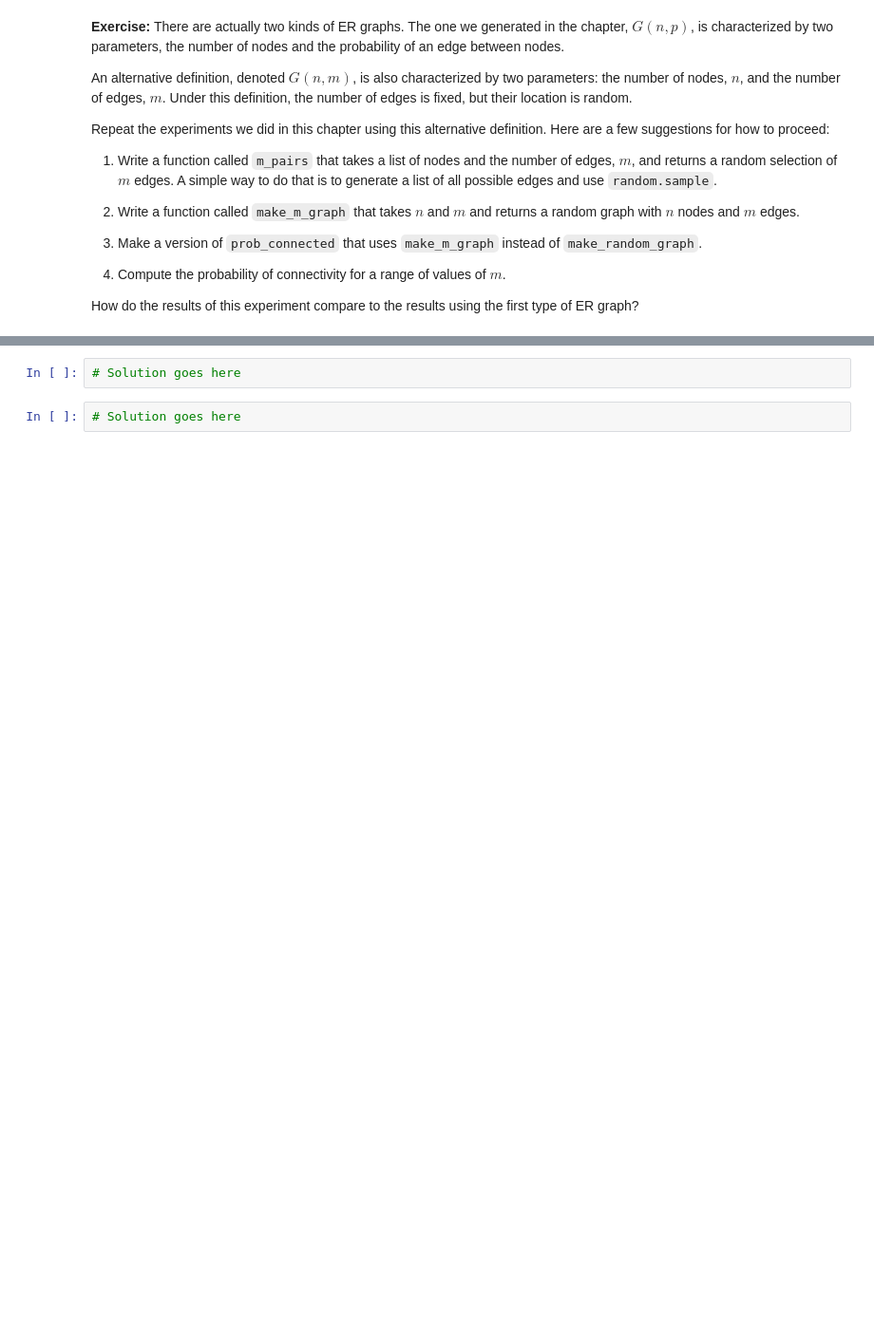
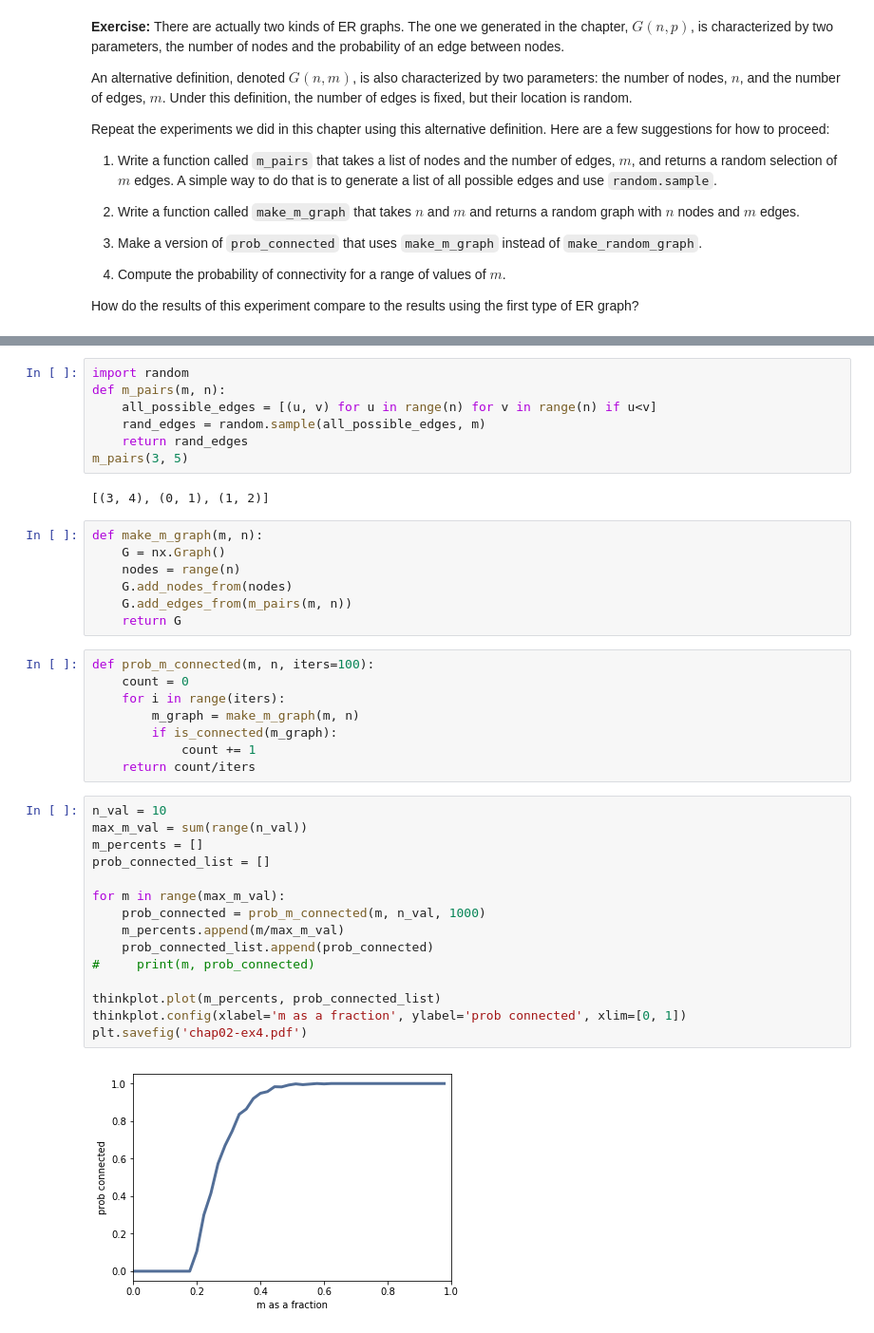
Before and after one commit to poosomooso/ThinkComplexity2, a Jupyter notebook: code/chap02.ipynb, the cells around one changed output, grey strips where cells are left out. Shown at 95% size. Drawn from its saved outputs; the diff is of its cells as text; blank space fills up the shorter version.

```diff
--- a/code/chap02.ipynb
+++ b/code/chap02.ipynb
@@ -458,4 +480,41 @@ How do the results of this experiment compare to the results using the first typ
-# %%
-# Solution goes here
-# %%
-# Solution goes here
+# %%
+import random
+def m_pairs(m, n):
+    all_possible_edges = [(u, v) for u in range(n) for v in range(n) if u<v]
+    rand_edges = random.sample(all_possible_edges, m)
+    return rand_edges
+m_pairs(3, 5)
+# %% [output]
+[(3, 4), (0, 1), (1, 2)]
+# %%
+def make_m_graph(m, n):
+    G = nx.Graph()
+    nodes = range(n)
+    G.add_nodes_from(nodes)
+    G.add_edges_from(m_pairs(m, n))
+    return G
+# %%
+def prob_m_connected(m, n, iters=100):
+    count = 0
+    for i in range(iters):
+        m_graph = make_m_graph(m, n)
+        if is_connected(m_graph):
+            count += 1
+    return count/iters
+# %%
+n_val = 10
+max_m_val = sum(range(n_val))
+m_percents = []
+prob_connected_list = []
+
+for m in range(max_m_val):
+    prob_connected = prob_m_connected(m, n_val, 1000)
+    m_percents.append(m/max_m_val)
+    prob_connected_list.append(prob_connected)
+#     print(m, prob_connected)
+
+thinkplot.plot(m_percents, prob_connected_list)
+thinkplot.config(xlabel='m as a fraction', ylabel='prob connected', xlim=[0, 1])
+plt.savefig('chap02-ex4.pdf')
+# %% [output]
+[figure, added]
```
Also changed, not shown: parts of 18 cells of this notebook.
